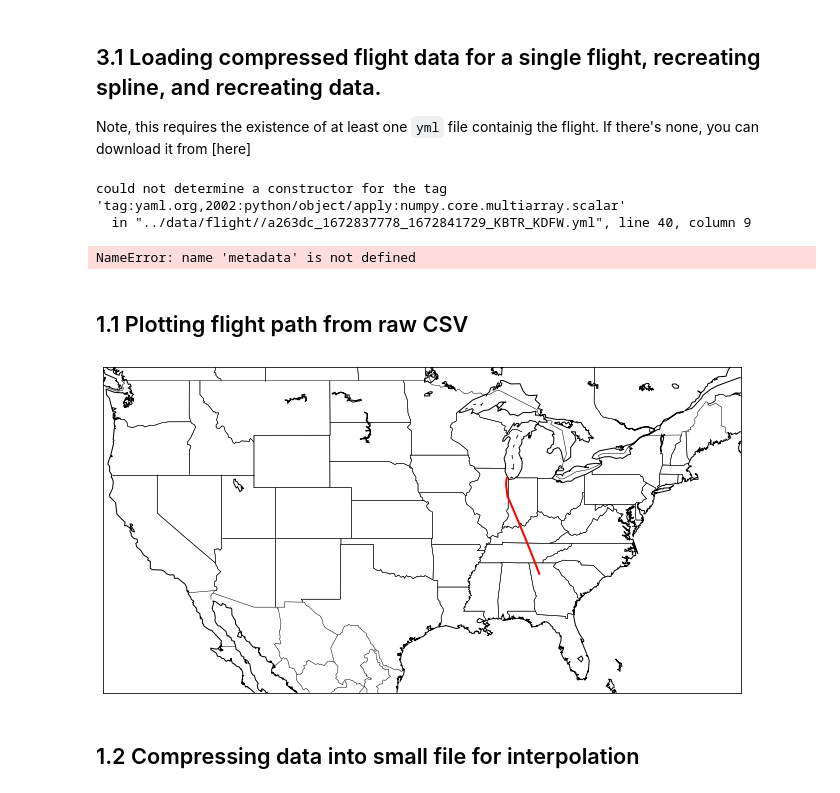
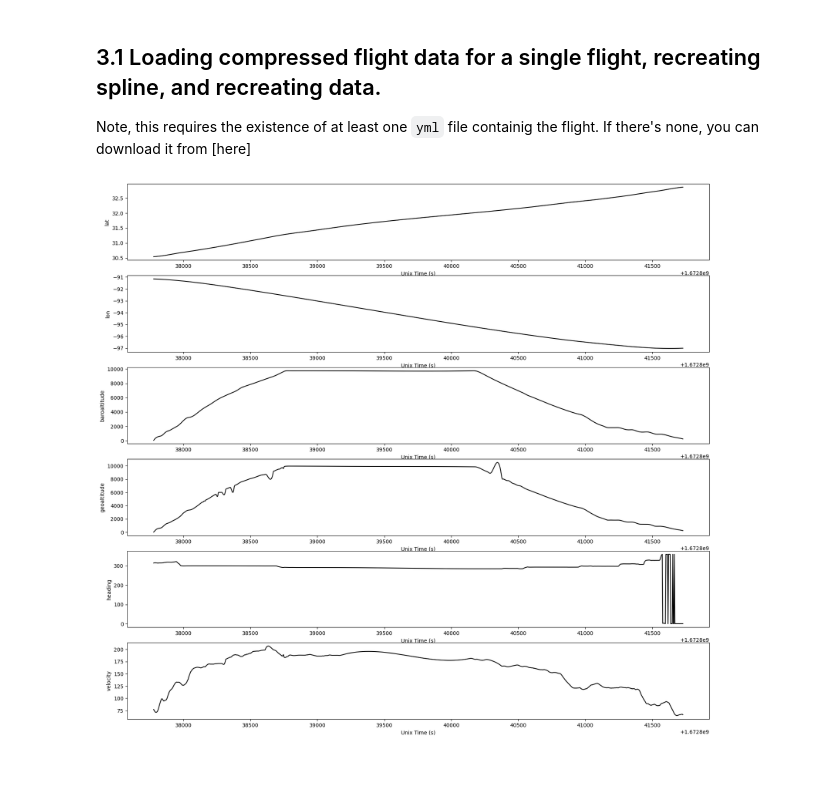
Before and after one commit to Flight-Path-Analysis/FlightPathAnalysis, a Jupyter notebook: prototyping/prototyping.ipynb, the cells around one changed output. Cells and saved outputs as stored; diff of their text form; code cells hidden in the pictures.

Commit message:
Made example code for loading and plotting flights

```diff
--- a/prototyping/prototyping.ipynb
+++ b/prototyping/prototyping.ipynb
@@ -360,6 +360,9 @@ import pandas as pd
 import yaml
 import matplotlib.pyplot as plt
 import numpy as np
+import matplotlib.pyplot as plt
+import cartopy.crs as ccrs
+import cartopy.feature as cfeature
 
 # This variable should indicate the path from this Jupyter Notebook to the root directory of the repo.
 root_path = '../'
@@ -373,74 +376,34 @@ from src.backend import compressors
 
 data_directory = '../data/flight/'
 filename = 'a263dc_1672837778_1672841729_KBTR_KDFW.yml'
 
 # From here we load the config file
 with open(f'{root_path}/config/config.yml', 'r', encoding='utf8') as file:
     try:
         config = yaml.safe_load(file)
     except yaml.YAMLError as exc:
         print(exc)
 
 with open(f'{data_directory}/{filename}', 'r', encoding='utf8') as file:
     try:
         metadata = yaml.safe_load(file)
     except yaml.YAMLError as exc:
         print(exc)
 
 xs = np.linspace(metadata['lat']['xmin'], metadata['lat']['xmax'], num=1000)
 compressor = compressors.SplineCompressor(config)
 columns = ['lat', 'lon', 'baroaltitude', 'geoaltitude', 'heading', 'velocity']
 splines = {col:compressor.decode_spline_single_column(metadata, col) for col in columns}
 
 ys = {col:splines[col](xs) for col in columns}
+ys['lat'] = np.mod(ys['lat'], 360)
+ys['heading'] = np.mod(ys['heading'], 360)
+
 
 fig, ax = plt.subplots(len(columns), figsize = [20, 30/1.62])
 for i, col in enumerate(columns):
     ax[i].plot(xs, ys[col], color = 'k')
     ax[i].set_xlabel('Unix Time (s)')
     ax[i].set_ylabel(f'{col}')
 # %% [output]
-could not determine a constructor for the tag 'tag:yaml.org,2002:python/object/apply:numpy.core.multiarray.scalar'
-  in "../data/flight//a263dc_1672837778_1672841729_KBTR_KDFW.yml", line 40, column 9
-NameError: name 'metadata' is not defined
+[figure, added]
-# %% [markdown]
-## 1.1 Plotting flight path from raw CSV
-# %%
-import pandas as pd
-import numpy as np
-import matplotlib.pyplot as plt
-from mpl_toolkits.basemap import Basemap
-
-# Path to the csv containing the state vectors for the flight in question
-csv_file = 'data/raw_data/Example_Flight_Path.csv'
-# ID of flight
-# icao24 = 'ad7bdf'
-icao24 = 'a2fb32'
-# Loading the csv into a dataframe
-flight_path = pd.read_csv(csv_file).dropna()
-flight_path = flight_path[flight_path['icao24'] == icao24]
-
-# Loading latitutes and longitudes
-lats = flight_path['lat']
-lons = flight_path['lon']
-
-fig, ax = plt.subplots(figsize=(12, 6))
-
-# Adjust the latitude and longitude bounds to focus on the US
-m = Basemap(projection='mill',llcrnrlat=24,urcrnrlat=50,\
-            llcrnrlon=-125,urcrnrlon=-66,resolution='l', ax=ax)  # 'l' for low resolution
-
-m.drawcoastlines()
-m.drawcountries()
-m.drawstates()  # To draw state boundaries
-
-x, y = m(lons, lats)
-
-# Plot the transformed coordinates on the map
-m.plot(x, y, 'r-', markersize=5, linewidth=2)
-
-plt.show()
-# %% [output]
-[figure, removed]
-# %% [markdown]
-## 1.2 Compressing data into small file for interpolation
```
Also changed, not shown: parts of 19 cells of this notebook.
